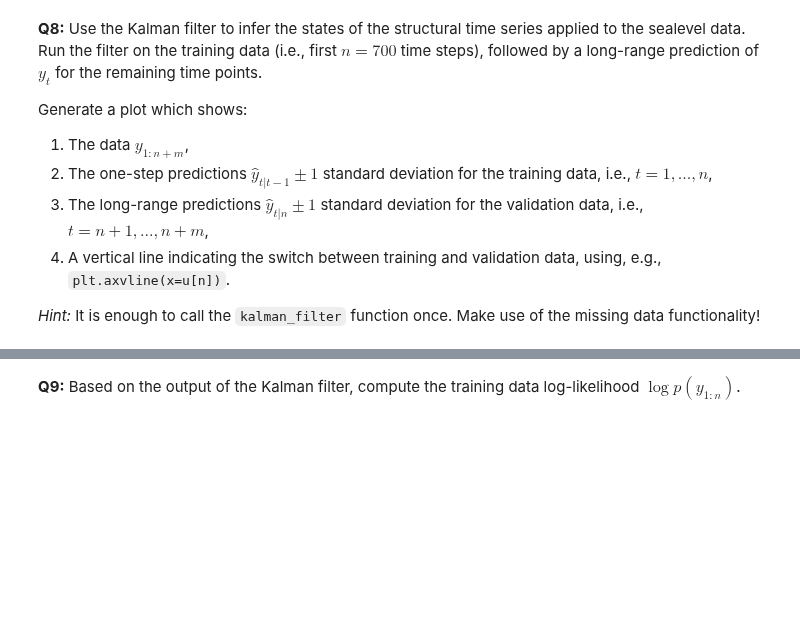
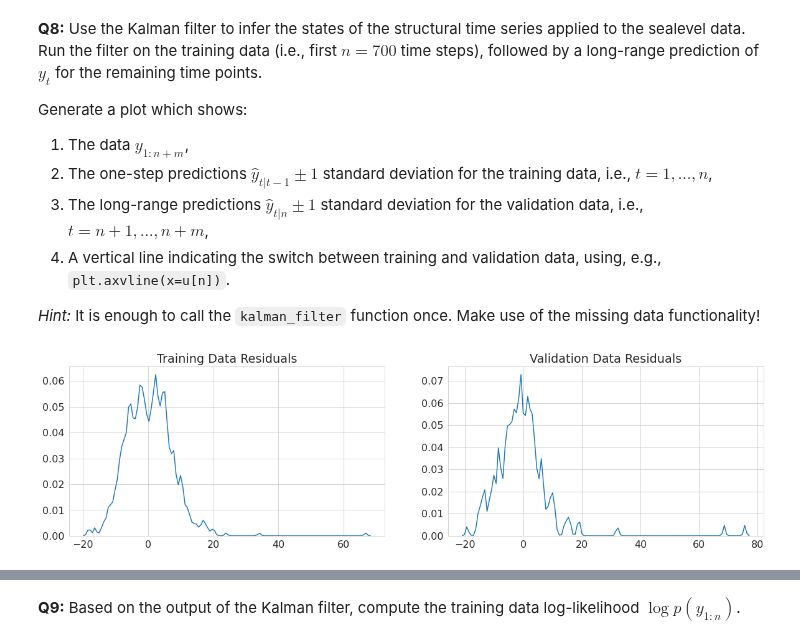
Before and after one commit to jrakhshanda/Time-Series-Sequence-Learning, a Jupyter notebook: tssl_lab2.ipynb, the cells around one changed output, grey strips where cells are left out. Saved outputs shown, nothing was run; the diff lists cells and outputs as text; code cells hidden in the pictures; blank space fills up the shorter version.

```diff
--- a/tssl_lab2.ipynb
+++ b/tssl_lab2.ipynb
@@ -216,3 +231,15 @@ Generate a plot which shows:
 4. A vertical line indicating the switch between training and validation data, using, e.g., `plt.axvline(x=u[n])`.
 
 _Hint:_ It is enough to call the `kalman_filter` function once. Make use of the missing data functionality!
+# %%
+tr_residual = y_train - kf_train.y_pred
+tes_residual = y_test -kf_test.y_pred
+# %%
+import seaborn as sns
+sns.set_style('whitegrid')
+fig, ax = plt.subplots(nrows=1, ncols= 2, figsize=(20,5))
+sns.kdeplot(np.array(tr_residual), bw=0.5,ax=ax[0]).set_title("Training Data Residuals")
+sns.kdeplot(np.array(tes_residual), bw=0.5,ax=ax[1]).set_title("Validation Data Residuals")
+fig.show()
+# %% [output]
+[figure, added]
```
Also changed, not shown: parts of 12 cells of this notebook.
